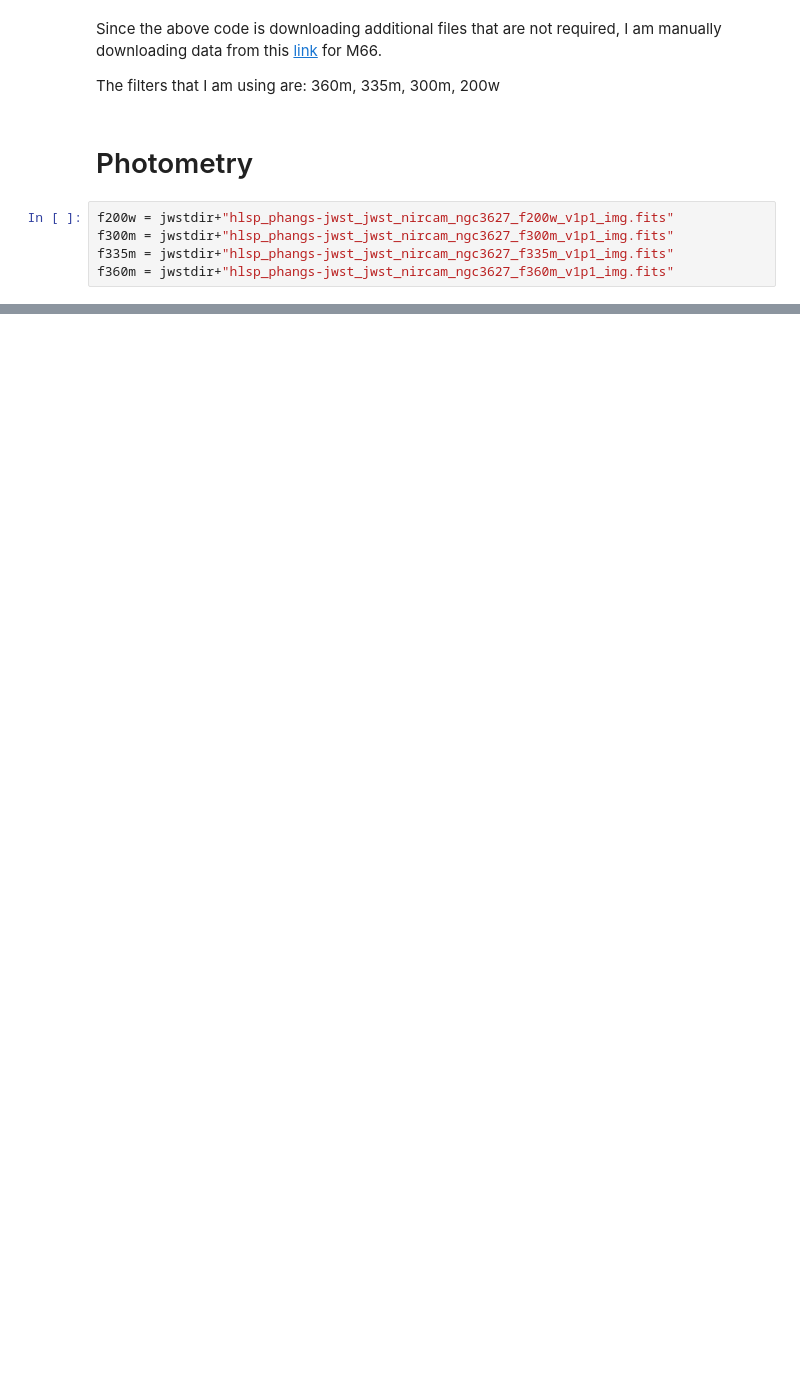
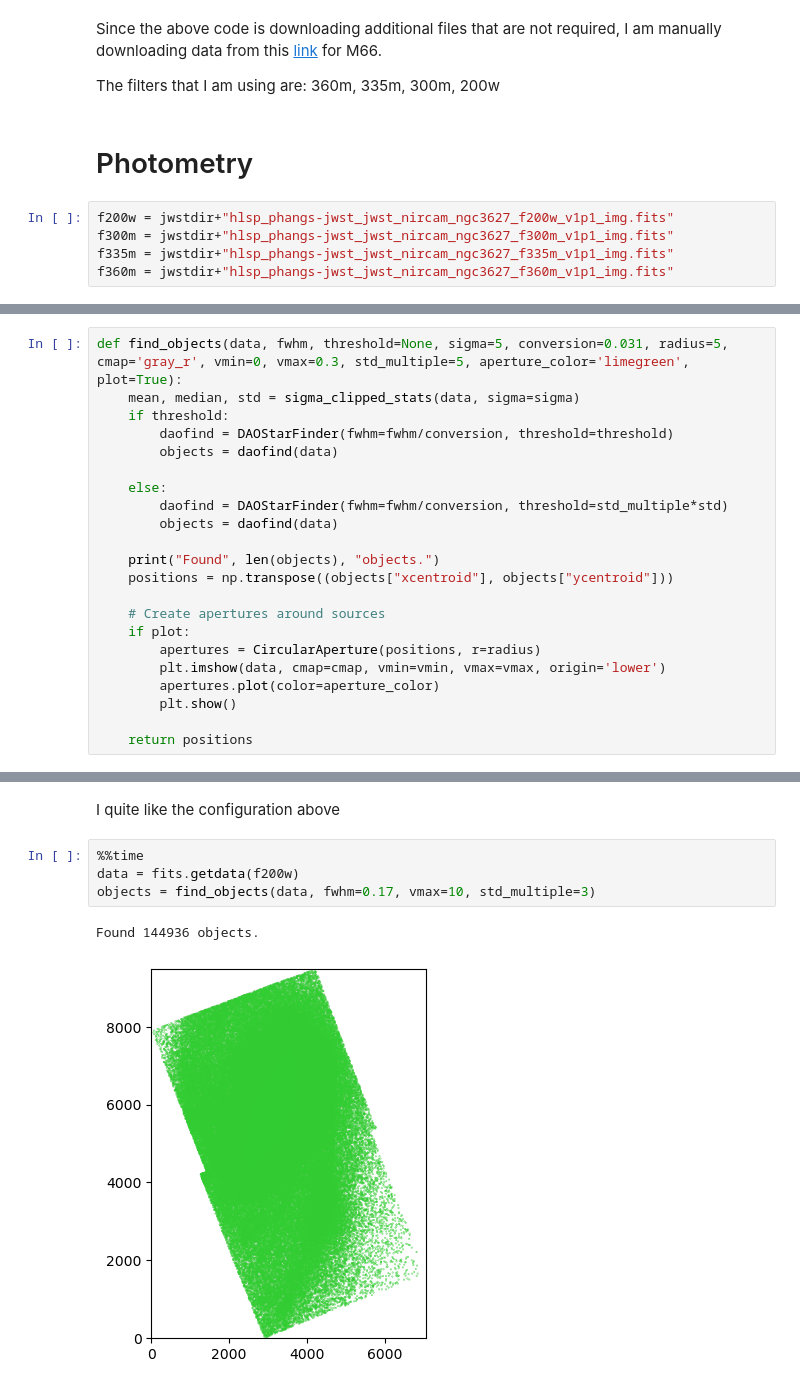
Before and after one commit to devkhullar/querx, a Jupyter notebook: M66_jwst.ipynb, the cells around one changed output, grey strips where cells are left out. Cells and saved outputs as stored; diff of their text form; blank space fills up the shorter version.

```diff
--- a/M66_jwst.ipynb
+++ b/M66_jwst.ipynb
@@ -320,0 +135,22 @@ def find_objects(data_file, fwhm, threshold=None, sigma=5, conversion=0.031, rad
+# %%
+def find_objects(data, fwhm, threshold=None, sigma=5, conversion=0.031, radius=5, cmap='gray_r', vmin=0, vmax=0.3, std_multiple=5, aperture_color='limegreen', plot=True):
+    mean, median, std = sigma_clipped_stats(data, sigma=sigma)
+    if threshold:
+        daofind = DAOStarFinder(fwhm=fwhm/conversion, threshold=threshold)
+        objects = daofind(data)
+
+    else:
+        daofind = DAOStarFinder(fwhm=fwhm/conversion, threshold=std_multiple*std)
+        objects = daofind(data)
+
+    print("Found", len(objects), "objects.")
+    positions = np.transpose((objects["xcentroid"], objects["ycentroid"]))
+
+    # Create apertures around sources
+    if plot:
+        apertures = CircularAperture(positions, r=radius)
+        plt.imshow(data, cmap=cmap, vmin=vmin, vmax=vmax, origin='lower')
+        apertures.plot(color=aperture_color)
+        plt.show()
+
+    return positions
@@ -320,0 +177,9 @@ def find_objects(data_file, fwhm, threshold=None, sigma=5, conversion=0.031, rad
+# %% [markdown]
+I quite like the configuration above
+# %%
+%%time
+data = fits.getdata(f200w)
+objects = find_objects(data, fwhm=0.17, vmax=10, std_multiple=3)
+# %% [output]
+Found 144936 objects.
+[figure, added]
```
Also changed, not shown: parts of 19 cells of this notebook.
